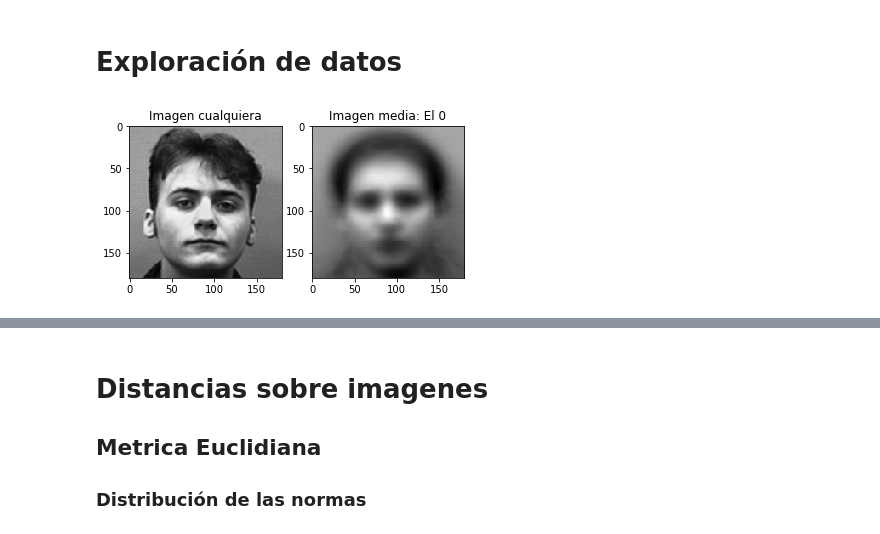
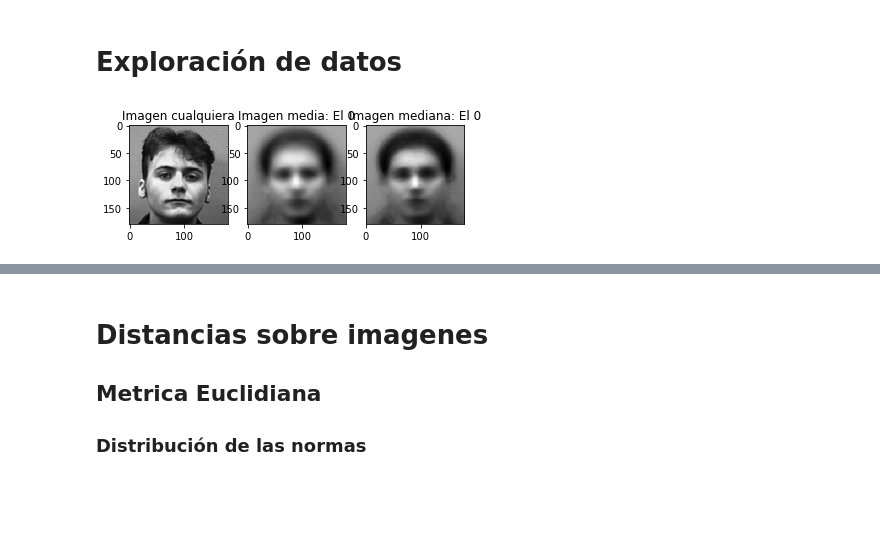
Before and after one commit to BaoxiticDC/Proyecto_Integrador1, a Jupyter notebook: Entrega_entendimiento_normas.ipynb, the cells around one changed output, grey strips where cells are left out. Saved outputs shown, nothing was run; the diff lists cells and outputs as text; code cells hidden in the pictures; blank space fills up the shorter version.

Commit message:
adding median

```diff
--- a/Entrega_entendimiento_normas.ipynb
+++ b/Entrega_entendimiento_normas.ipynb
@@ -99,14 +99,21 @@ for image in range(len(outlier_list)):
 # %% [markdown]
 # Exploración de datos
 # %%
-fig, axs = plt.subplots(nrows=1, ncols=2)
+fig, axs = plt.subplots(nrows=1, ncols=3)
 axs[0].imshow(data_set[2500,:,:], cmap = plt.cm.gray) #check
 axs[0].set_title('Imagen cualquiera')
 #plt.show()
 
 mean_face=np.mean(data_set, axis=0)
 axs[1].imshow(mean_face ,cmap = plt.cm.gray) #check
 axs[1].set_title('Imagen media: El 0')
+
+
+
+median_face=np.median(data_set, axis=0)
+axs[2].imshow(median_face, cmap = plt.cm.gray) #check
+axs[2].set_title('Imagen mediana: El 0')
+
 plt.show()
 # %% [output]
-[figure, old version]
+[figure, new version]
```
Also changed, not shown: parts of 2 cells of this notebook, 1 other file.
